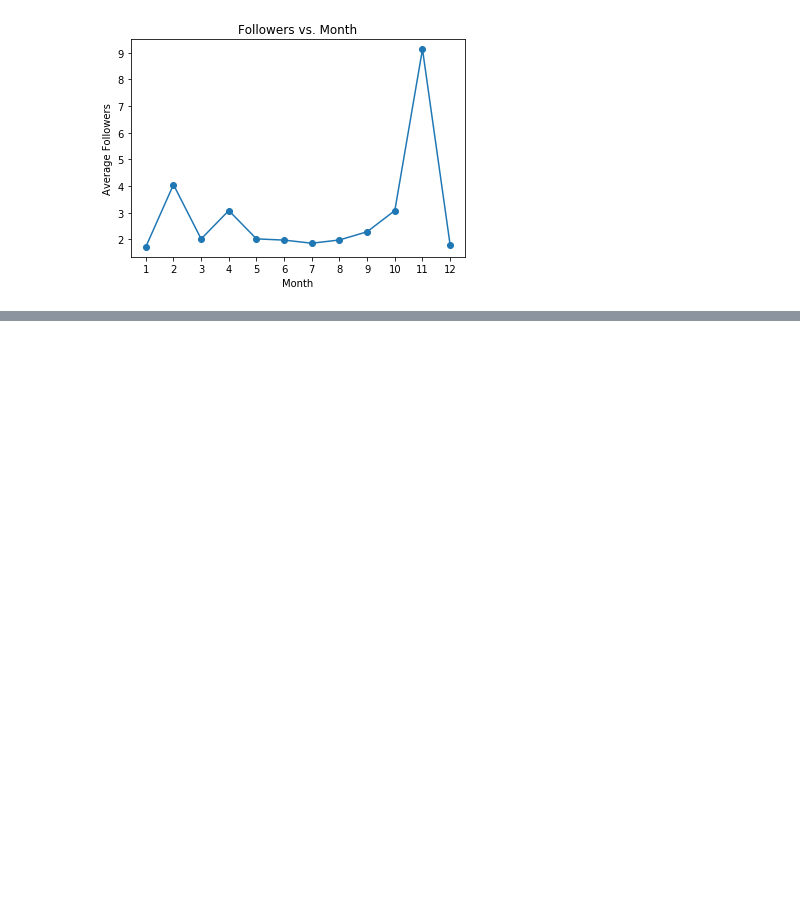
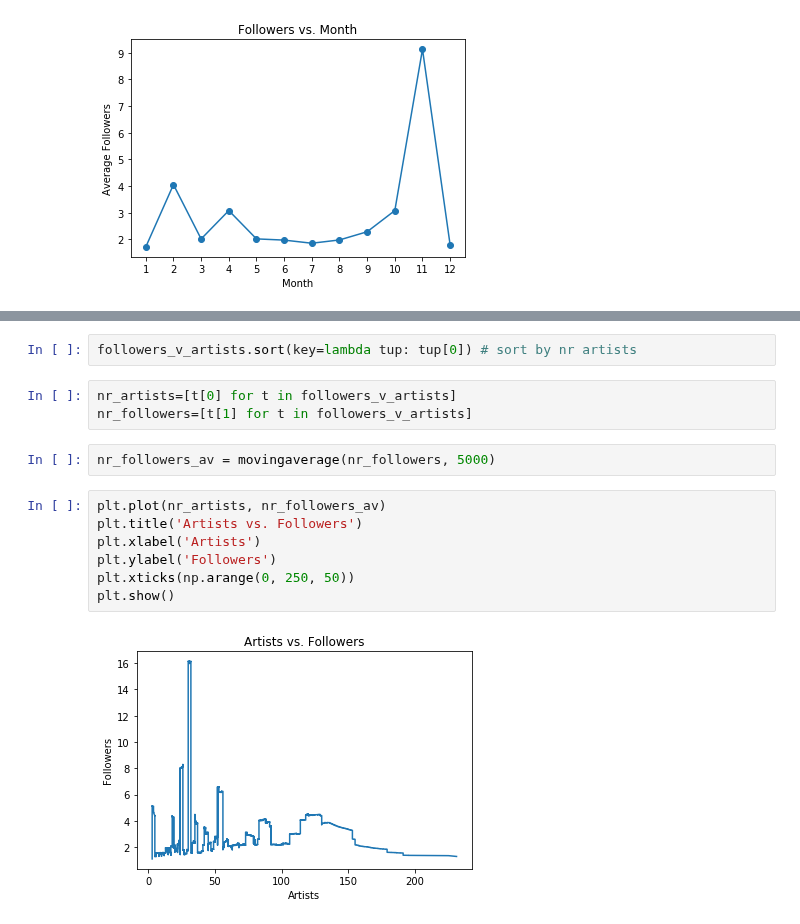
Before and after one commit to adamkhazi/one-million-playlists, a Jupyter notebook: exploration/basic.ipynb, the cells around one changed output, grey strips where cells are left out. Saved outputs shown, nothing was run; the diff lists cells and outputs as text; blank space fills up the shorter version.

```diff
--- a/exploration/basic.ipynb
+++ b/exploration/basic.ipynb
@@ -378,0 +426,16 @@ plt.show()
+# %%
+followers_v_artists.sort(key=lambda tup: tup[0]) # sort by nr artists
+# %%
+nr_artists=[t[0] for t in followers_v_artists]
+nr_followers=[t[1] for t in followers_v_artists]
+# %%
+nr_followers_av = movingaverage(nr_followers, 5000)
+# %%
+plt.plot(nr_artists, nr_followers_av)
+plt.title('Artists vs. Followers')
+plt.xlabel('Artists')
+plt.ylabel('Followers')
+plt.xticks(np.arange(0, 250, 50))
+plt.show()
+# %% [output]
+[figure, added]
```
Also changed, not shown: parts of 18 cells of this notebook.
